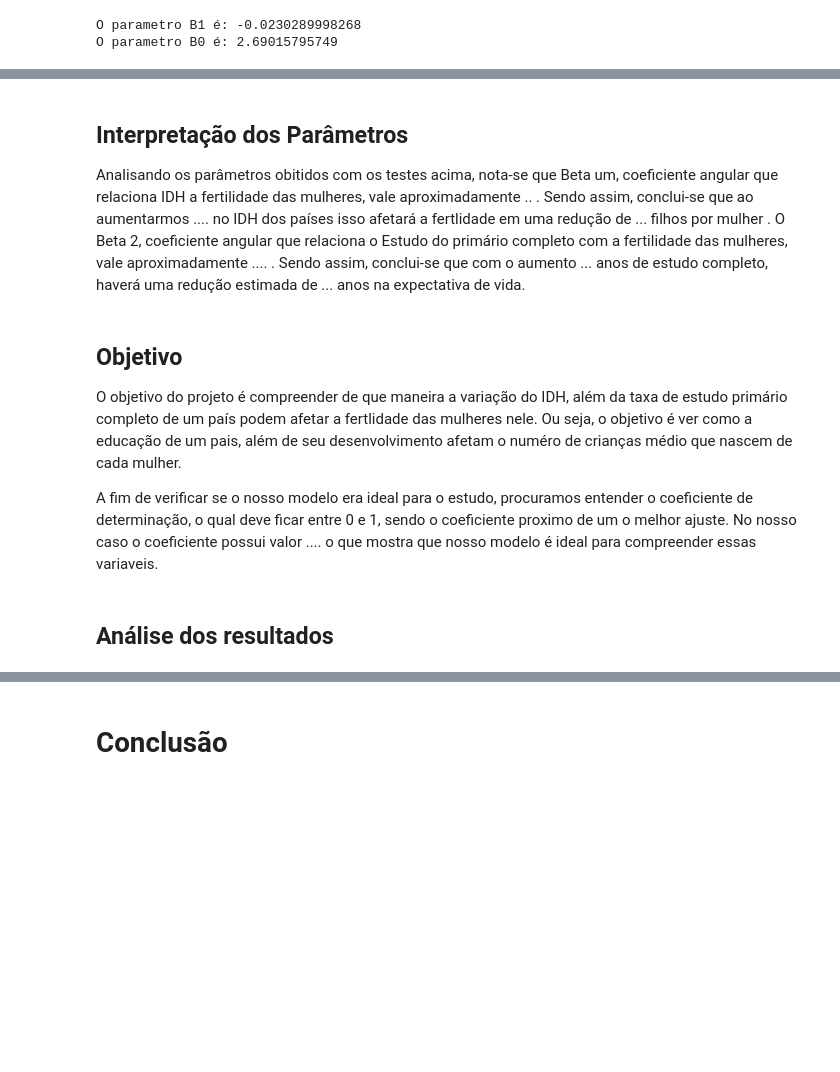
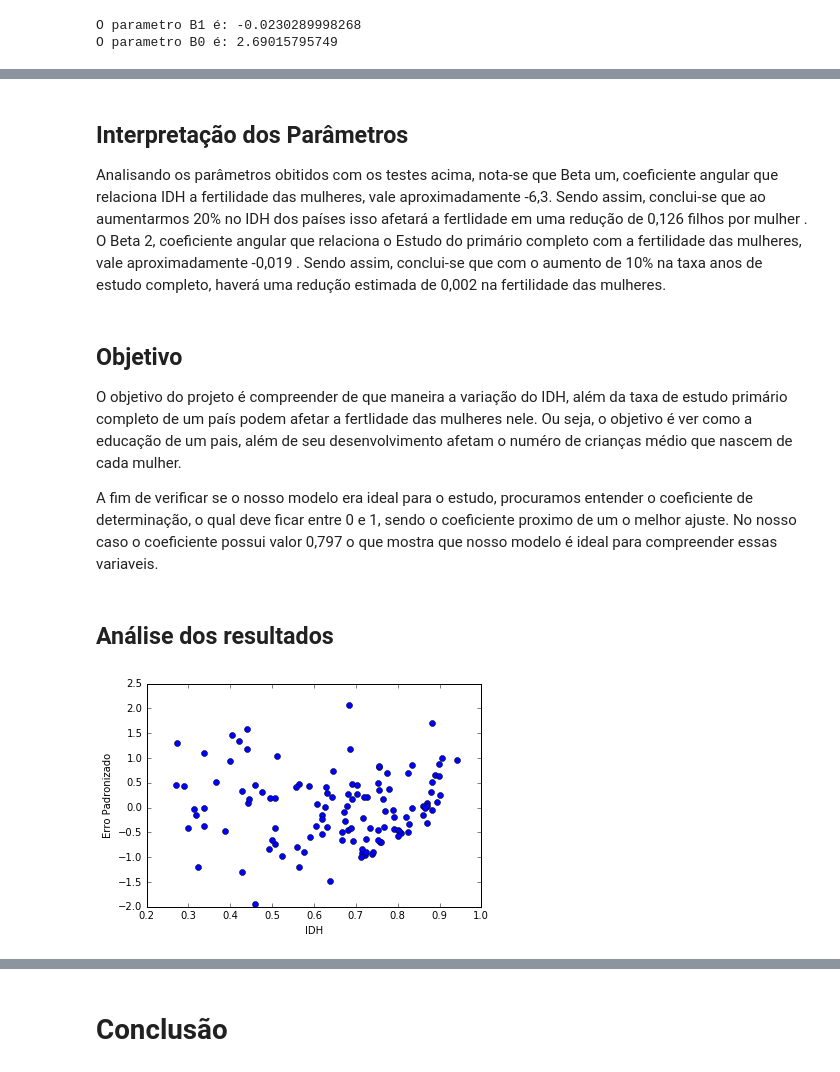
Before and after one commit to lemelusca/CD, a Jupyter notebook: Projeto3/Projeto3CD.ipynb, the cells around one changed output, grey strips where cells are left out. Saved outputs shown, nothing was run; the diff lists cells and outputs as text; code cells hidden in the pictures; blank space fills up the shorter version.

```diff
--- a/Projeto3/Projeto3CD.ipynb
+++ b/Projeto3/Projeto3CD.ipynb
@@ -160,12 +187,20 @@ NameError: name 'sm' is not defined
 # %% [markdown]
 ## Interpretação dos Parâmetros
 
-Analisando os parâmetros obitidos com os testes acima, nota-se que Beta um, coeficiente angular que relaciona IDH a fertilidade das mulheres, vale aproximadamente .. . Sendo assim, conclui-se que ao aumentarmos .... no IDH dos países isso afetará a fertlidade em uma redução de  ... filhos por mulher . O Beta 2, coeficiente angular que relaciona o Estudo do primário completo com a fertilidade das mulheres, vale aproximadamente .... . Sendo assim, conclui-se que com o aumento ... anos de estudo completo, haverá uma redução estimada de ... anos na expectativa de vida.
+Analisando os parâmetros obitidos com os testes acima, nota-se que Beta um, coeficiente angular que relaciona IDH a fertilidade das mulheres, vale aproximadamente -6,3. Sendo assim, conclui-se que ao aumentarmos 20% no IDH dos países isso afetará a fertlidade em uma redução de  0,126 filhos por mulher . O Beta 2, coeficiente angular que relaciona o Estudo do primário completo com a fertilidade das mulheres, vale aproximadamente -0,019 . Sendo assim, conclui-se que com o aumento de 10% na taxa anos de estudo completo, haverá uma redução estimada de 0,002 na fertilidade das mulheres.
 # %% [markdown]
 ## Objetivo
 
 O objetivo do projeto é compreender de que maneira a variação do IDH, além da taxa de estudo primário completo de um país podem afetar a fertlidade das mulheres nele. Ou seja, o objetivo é ver como a educação de um pais, além de seu desenvolvimento afetam o numéro de crianças médio que nascem de cada mulher.
 
-A fim de verificar se o nosso modelo era ideal para o estudo, procuramos entender o coeficiente de determinação, o qual deve ficar entre 0 e 1, sendo o coeficiente proximo de um o melhor ajuste. No nosso caso o coeficiente possui valor .... o que mostra que nosso modelo é ideal para compreender essas variaveis.
+A fim de verificar se o nosso modelo era ideal para o estudo, procuramos entender o coeficiente de determinação, o qual deve ficar entre 0 e 1, sendo o coeficiente proximo de um o melhor ajuste. No nosso caso o coeficiente possui valor 0,797 o que mostra que nosso modelo é ideal para compreender essas variaveis.
 # %% [markdown]
 ## Análise dos resultados
+# %%
+%matplotlib inline
+plt.plot(D.IDH, fit.resid, 'o')
+plt.xlabel('IDH')
+plt.ylabel('Erro Padronizado')
+plt.show()
+# %% [output]
+[figure, added]
```
Also changed, not shown: parts of 8 cells of this notebook.
